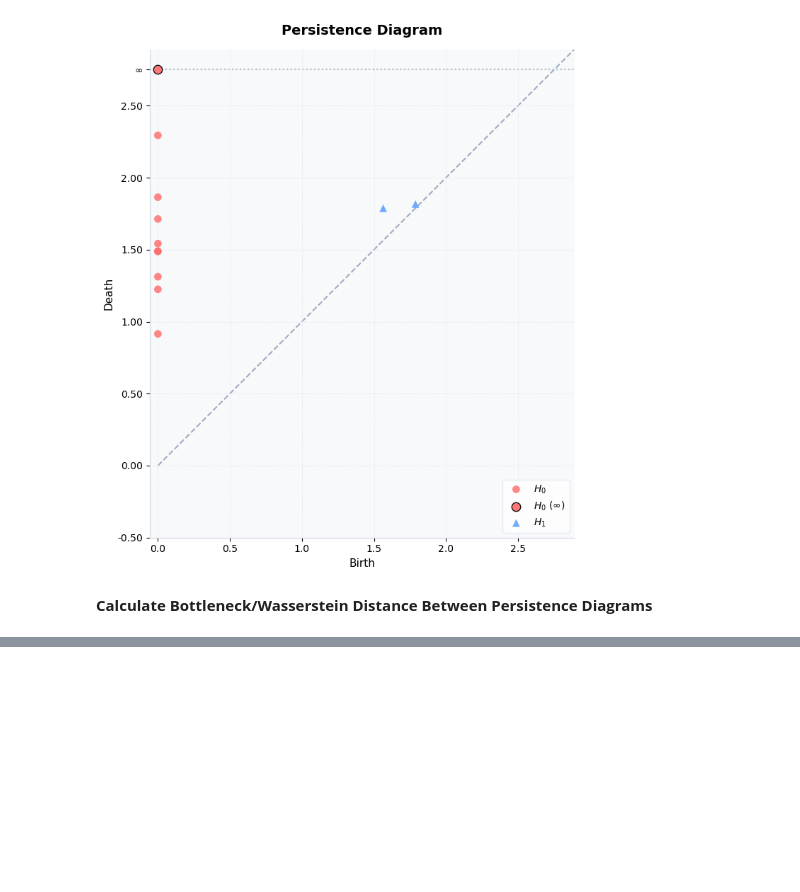
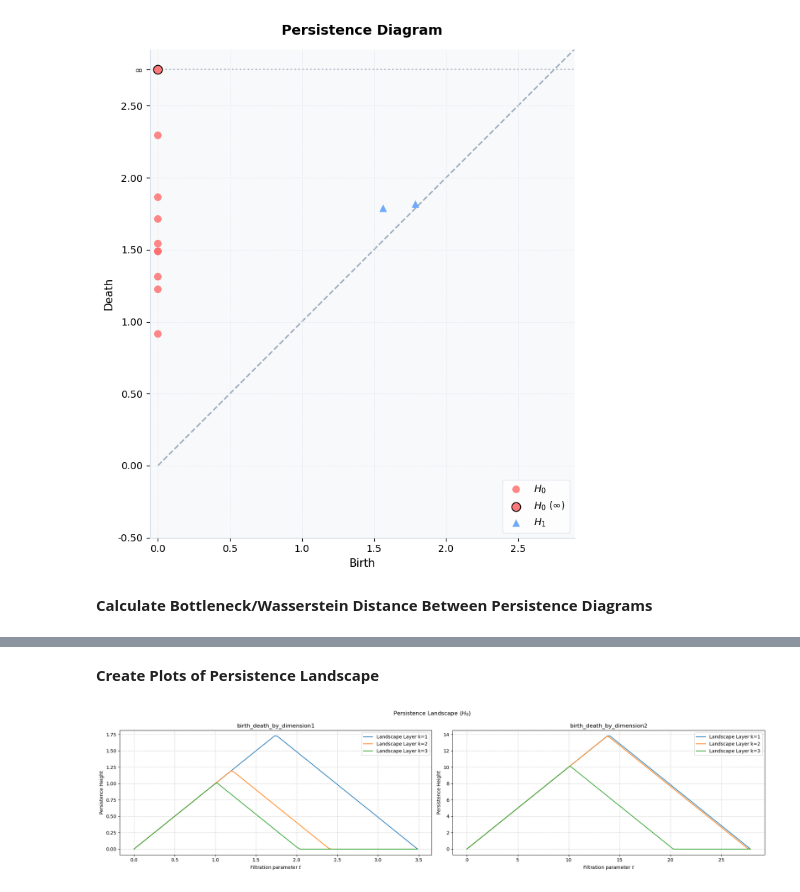
Before and after one commit to tcphan/holey-moley, a Jupyter notebook: examples/rips.ipynb, the cells around one changed output, grey strips where cells are left out. Cells and saved outputs as stored; diff of their text form; code cells hidden in the pictures; blank space fills up the shorter version.

Commit message:
Add example of plotting persistence landscape

```diff
--- a/examples/rips.ipynb
+++ b/examples/rips.ipynb
@@ -151,0 +153,46 @@ Wasserstein distance: 28.05154306480253
+# %% [markdown]
+**Create Plots of Persistence Landscape**
+# %%
+# The homology dimension to build landscapes for
+dim = 0
+# The number of landscapes to build
+num_landscapes = 3
+# Number of evaluation points along filtration axis t
+num_eval_points = 100
+
+# Generate landscapes
+t_vals1, landscapes1 = persistence_landscape(
+    persistence_pairs=birth_death_by_dimension1,
+    dim=dim,
+    num_landscapes=num_landscapes,
+    num_eval_points=num_eval_points,
+)
+
+t_vals2, landscapes2 = persistence_landscape(
+    persistence_pairs=birth_death_by_dimension2,
+    dim=dim,
+    num_landscapes=num_landscapes,
+    num_eval_points=num_eval_points,
+)
+
+
+# Plot the landscapes
+fig, ax = plt.subplots(1, 2, figsize=(20, 5))
+for k in range(landscapes1.shape[0]):
+    ax[0].plot(t_vals1, landscapes1[k], label=f"Landscape Layer k={k+1}")
+    ax[1].plot(t_vals2, landscapes2[k], label=f"Landscape Layer k={k+1}")
+
+fig.suptitle(f"Persistence Landscape ($H_{{{dim}}}$)", fontsize=12)
+
+# Configure formatting for both subplots
+for ind, a in enumerate(ax):
+    a.set_title(f"birth_death_by_dimension{ind+1}")
+    a.set_xlabel("Filtration parameter $t$")
+    a.set_ylabel("Persistence Height")
+    a.grid(True, linestyle="--", alpha=0.6)
+    a.legend()
+
+plt.tight_layout()
+plt.show()
+# %% [output]
+[figure, added]
```
Also changed, not shown: parts of 2 cells of this notebook.
